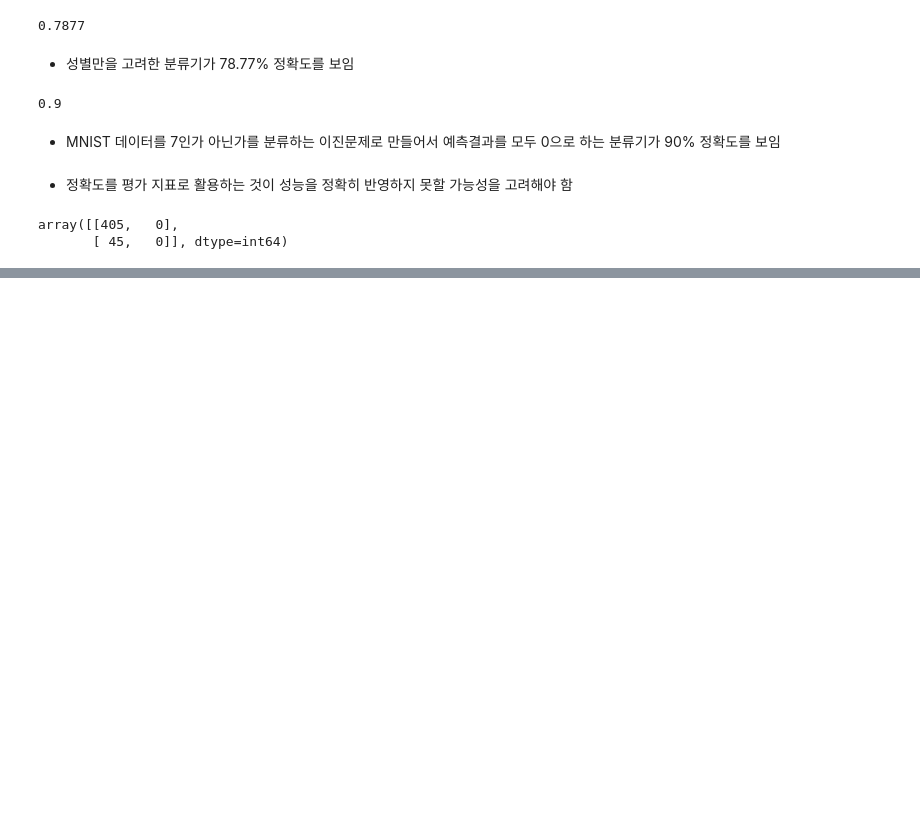
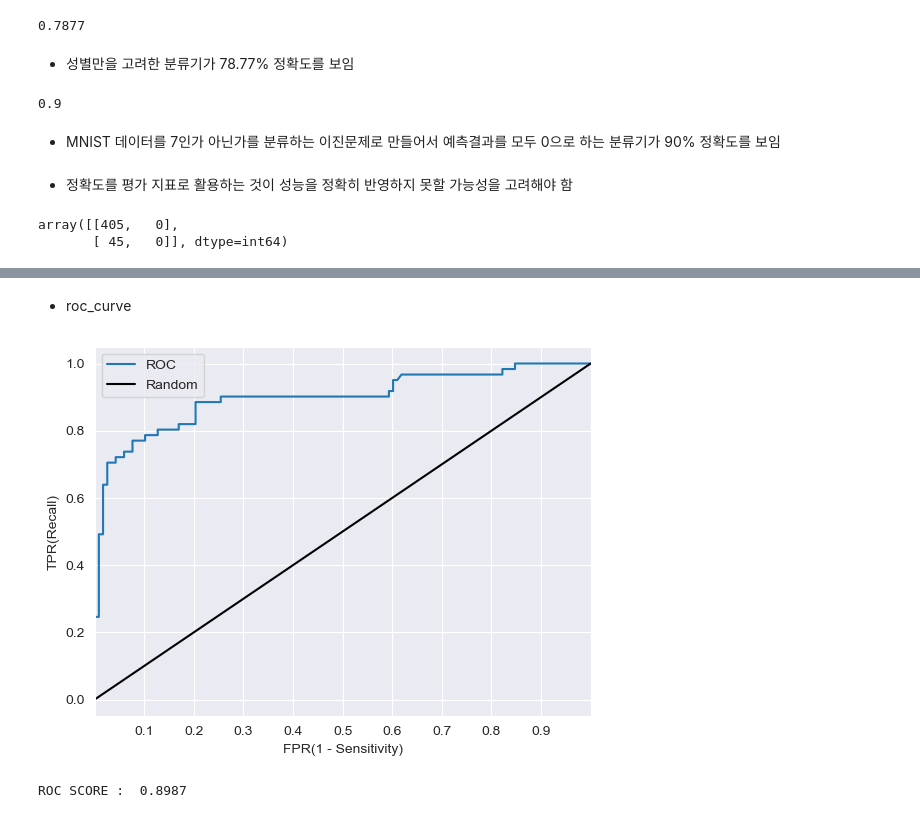
Before and after one commit to buzziru/ML_GUIDE, a Jupyter notebook: source/03. Evaluation.ipynb, the cells around one changed output, grey strips where cells are left out. Drawn from its saved outputs; the diff is of its cells as text; code cells hidden in the pictures; blank space fills up the shorter version.

```diff
--- a/source/03. Evaluation.ipynb
+++ b/source/03. Evaluation.ipynb
@@ -79,0 +294,32 @@ array([[405,   0],
+# %% [markdown]
+- roc_curve
+# %%
+from sklearn.metrics import roc_curve
+
+pred_proba_class1 = lr_clf.predict_proba(X_test)[:, 1]
+fprs, tprs, thresholds = roc_curve(y_test, pred_proba_class1)
+# %%
+from sklearn.metrics import roc_auc_score
+
+def roc_curve_plot(y_test, pred_proba_c1):
+    fprs, tprs, thresholds = roc_curve(y_test, pred_proba_c1)
+    roc_score = roc_auc_score(y_test, pred_proba_c1)
+    plt.plot(fprs, tprs, label='ROC')
+    plt.plot([0, 1], [0, 1], 'k-', label='Random')
+
+    plt.xlim((0, 1))
+    plt.ylabel((0, 1))
+    plt.xticks(np.round(np.arange(0.1, 1.0, 0.1), 2))
+    plt.xlabel('FPR(1 - Sensitivity)')
+    plt.ylabel('TPR(Recall)')
+    plt.legend()
+    plt.show()
+
+    print('ROC SCORE : ', round(roc_score, 4))
+
+
+
+roc_curve_plot(y_test, pred_proba_class1)
+# %% [output]
+[figure, added]
+ROC SCORE :  0.8987
```
Also changed, not shown: parts of 20 cells of this notebook, 1 other file.
